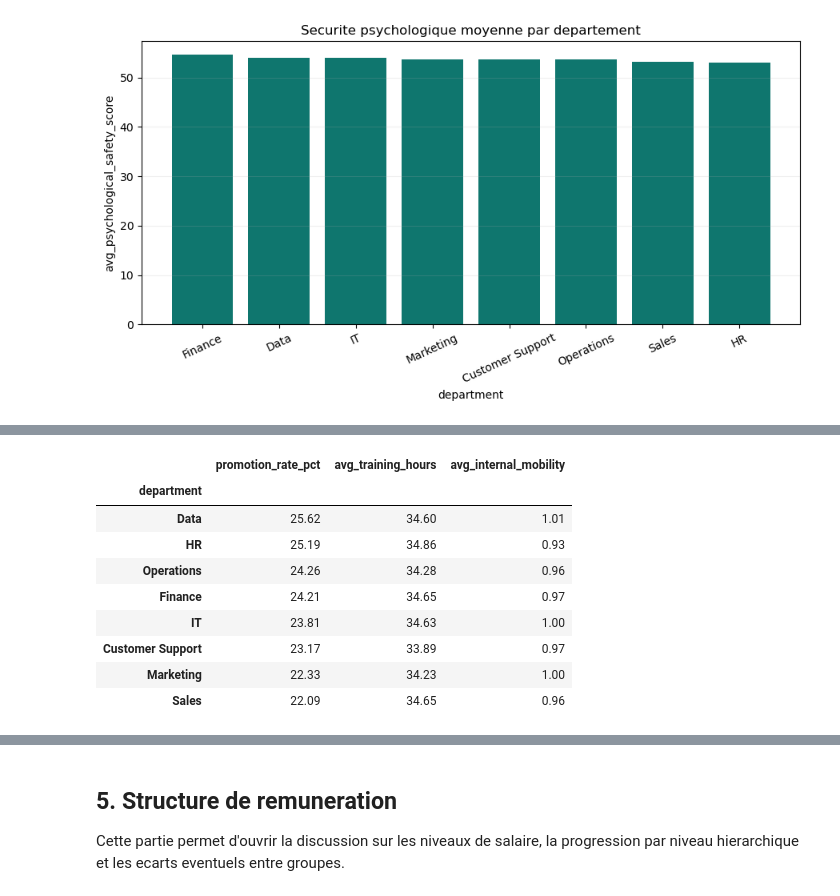
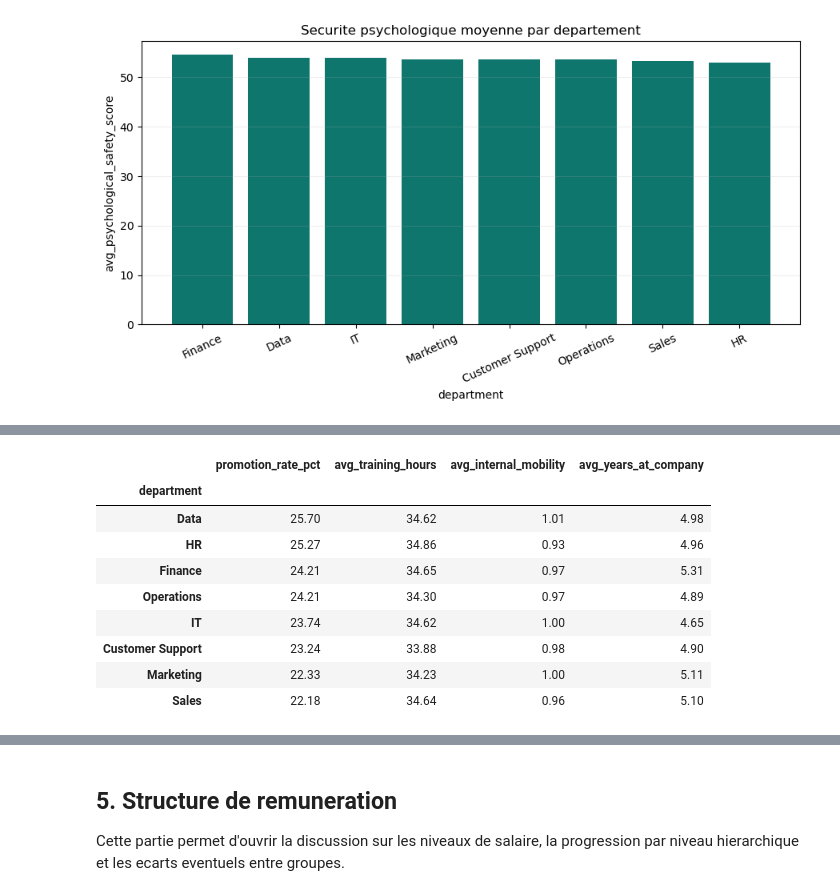
Before and after one commit to QuentinGense-hub/People_Analytics, a Jupyter notebook: notebooks/02_kpi_analyse_rh.ipynb, the cells around one changed output, grey strips where cells are left out. Drawn from its saved outputs; the diff is of its cells as text; code cells hidden in the pictures.

```diff
--- a/notebooks/02_kpi_analyse_rh.ipynb
+++ b/notebooks/02_kpi_analyse_rh.ipynb
@@ -30,6 +30,7 @@ correlation_with_attrition = utils.correlation_with_attrition
 dataset_overview = utils.dataset_overview
 kpi_table = utils.kpi_table
 load_data = utils.load_data
+add_derived_columns = utils.add_derived_columns
 missing_summary = utils.missing_summary
 numeric_summary = utils.numeric_summary
 plot_bar = utils.plot_bar
@@ -48,7 +49,11 @@ find_best_threshold = utils.find_best_threshold
 classification_metrics = utils.classification_metrics
 
 DATA_PATH = PROJECT_ROOT / "raw" / "people_analytics_dataset.csv"
-df = load_data(DATA_PATH)
+raw_df = pd.read_csv(DATA_PATH)
+duplicate_employee_ids = int(raw_df["employee_id"].duplicated().sum()) if "employee_id" in raw_df.columns else 0
+source_row_count = len(raw_df)
+df = add_derived_columns(raw_df.drop_duplicates(subset=["employee_id"]).copy())
+clean_row_count = len(df)
 pd.set_option("display.max_columns", 100)
 # %% [markdown]
 ## 1. Tableau de bord KPI
@@ -177,24 +184,25 @@ plot_bar(
 # %%
 career_table = pd.DataFrame(
     {
         "promotion_rate_pct": df.groupby("department")["promotion_last_3y"].mean() * 100,
         "avg_training_hours": df.groupby("department")["training_hours"].mean(),
         "avg_internal_mobility": df.groupby("department")["internal_mobility_count"].mean(),
+        "avg_years_at_company": df.groupby("department")["years_at_company"].mean(),
     }
 ).round(2).sort_values("promotion_rate_pct", ascending=False)
 
 career_table
 # %% [output]
-|  | promotion_rate_pct | avg_training_hours | avg_internal_mobility |
-| department |  |  |  |
-| Data | 25.62 | 34.60 | 1.01 |
-| HR | 25.19 | 34.86 | 0.93 |
-| Operations | 24.26 | 34.28 | 0.96 |
-| Finance | 24.21 | 34.65 | 0.97 |
-| IT | 23.81 | 34.63 | 1.00 |
-| Customer Support | 23.17 | 33.89 | 0.97 |
-| Marketing | 22.33 | 34.23 | 1.00 |
-| Sales | 22.09 | 34.65 | 0.96 |
+|  | promotion_rate_pct | avg_training_hours | avg_internal_mobility | avg_years_at_company |
+| department |  |  |  |  |
+| Data | 25.70 | 34.62 | 1.01 | 4.98 |
+| HR | 25.27 | 34.86 | 0.93 | 4.96 |
+| Finance | 24.21 | 34.65 | 0.97 | 5.31 |
+| Operations | 24.21 | 34.30 | 0.97 | 4.89 |
+| IT | 23.74 | 34.62 | 1.00 | 4.65 |
+| Customer Support | 23.24 | 33.88 | 0.98 | 4.90 |
+| Marketing | 22.33 | 34.23 | 1.00 | 5.11 |
+| Sales | 22.18 | 34.64 | 0.96 | 5.10 |
 # %%
 plot_bar(career_table.reset_index(), "department", "promotion_rate_pct", title="Taux de promotion par departement", rotation=25)
 plot_bar(career_table.reset_index(), "department", "avg_training_hours", title="Heures de formation moyennes par departement", rotation=25)
```
Also changed, not shown: parts of 15 cells of this notebook, 6 other files.
